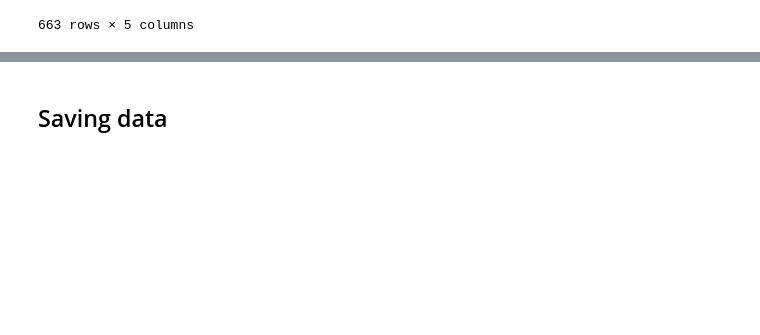
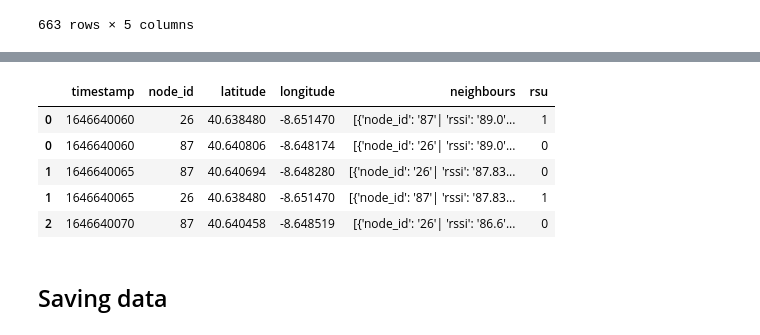
Before and after one commit to anafsa/mobility_data_converter, a Jupyter notebook: notebooks/converter.ipynb, the cells around one changed output, grey strips where cells are left out. Drawn from its saved outputs; the diff is of its cells as text; code cells hidden in the pictures; blank space fills up the shorter version.

Commit message:
convert time_index and rsu_id

```diff
--- a/notebooks/converter.ipynb
+++ b/notebooks/converter.ipynb
@@ -241,3 +244,14 @@ df_nodes.head()
+# %%
+df_nodes['timestamp'] = df_nodes['time_index'].astype(np.int64) // 10 ** 9
+df_nodes = df_nodes[['timestamp', 'node_id', 'latitude', 'longitude', 'neighbours', 'rsu']]
+df_nodes.head()
+# %% [output]
+|  | timestamp | node_id | latitude | longitude | neighbours | rsu |
+| 0 | 1646640060 | 26 | 40.638480 | -8.651470 | [{'node_id': '87'| 'rssi': '89.0'... | 1 |
+| 0 | 1646640060 | 87 | 40.640806 | -8.648174 | [{'node_id': '26'| 'rssi': '89.0'... | 0 |
+| 1 | 1646640065 | 87 | 40.640694 | -8.648280 | [{'node_id': '26'| 'rssi': '87.83... | 0 |
+| 1 | 1646640065 | 26 | 40.638480 | -8.651470 | [{'node_id': '87'| 'rssi': '87.83... | 1 |
+| 2 | 1646640070 | 87 | 40.640458 | -8.648519 | [{'node_id': '26'| 'rssi': '86.6'... | 0 |
 # %% [markdown]
 ## Saving data
 # %%
```
Also changed, not shown: parts of 6 cells of this notebook.
